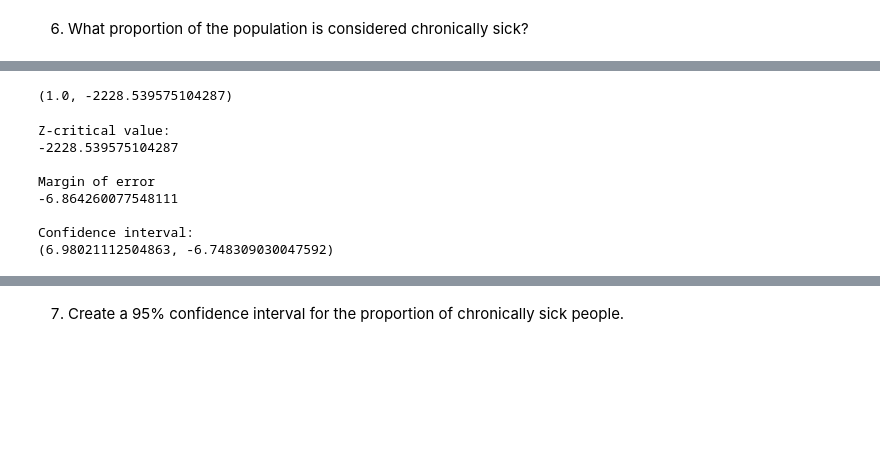
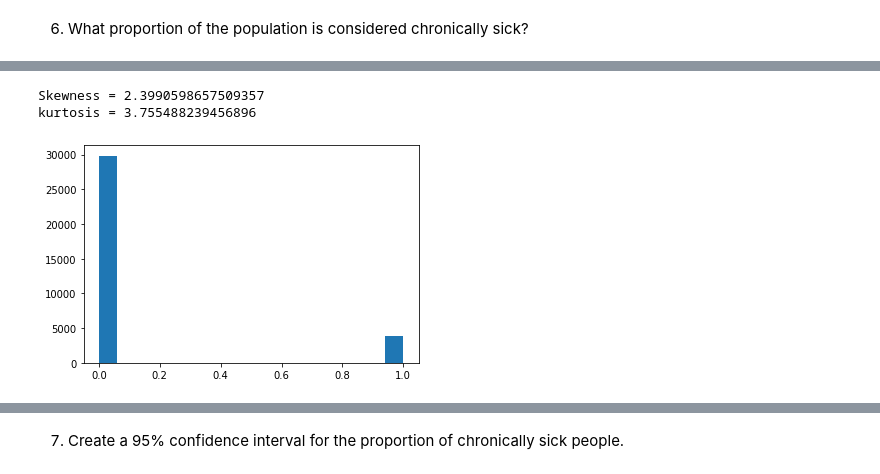
Before and after one commit to k0marrr1/nyc-mhtn-ds-010620-lectures, a Jupyter notebook: week_5/case_stud_stats/Statistical_Tests_Applied.ipynb, the cells around one changed output, grey strips where cells are left out. Saved outputs shown, nothing was run; the diff lists cells and outputs as text; code cells hidden in the pictures; blank space fills up the shorter version.

```diff
--- a/week_5/case_stud_stats/Statistical_Tests_Applied.ipynb
+++ b/week_5/case_stud_stats/Statistical_Tests_Applied.ipynb
@@ -723,13 +678,0 @@ plt.legend();
-# %%
-from math import sqrt
-x_bar = SC # sample mean
-n = len(df.CHRONIC) # lenght of sample
-sigma = SSTD # sd of population
-mu = 4 # Population mean
-
-z = (x_bar - mu)/(sigma/sqrt(n))
-
-p = 1 - stats.norm.cdf(z)
-(p,z)
-# %% [output]
-(1.0, -2228.539575104287)
@@ -740,40 +679,8 @@ sample = np.random.choice(a= df['CHRONIC'],
-# %%
-def conf_interval(pop, sample):
-    sample_size = len(df['CHRONIC'])
-    moe = z * (P_STD/math.sqrt(sample_size))
-
-    # Calculate the confidence interval by applying margin of error to sample mean
-    # (mean - margin of error, mean+ margin of error)
-    conf = (SC - moe, SC + moe)
-
-    return z, moe, conf
-
-# Call above function with sample and population
-z_critical, margin_of_error, confidence_interval = conf_interval(df['PHYSHLTH'], sample)
-
-
-
-print("Z-critical value:")
-print(z_critical)
-print ('\nMargin of error')
-print(margin_of_error)
-print("\nConfidence interval:")
-print(confidence_interval)
-
-# z-critical value:
-# 1.959963984540054
-
-# Margin of error
-# 1.158026699800684
-
-# Confidence interval:
-# (41.86997330019931, 44.186026699800685)
-# %% [output]
-Z-critical value:
--2228.539575104287
-
-Margin of error
--6.864260077548111
-
-Confidence interval:
-(6.98021112504863, -6.748309030047592)
+# %%
+plt.hist(df.CHRONIC, bins='auto')
+print ('Skewness =', skew(df.CHRONIC))
+print ('kurtosis =', kurtosis(df.CHRONIC))
+# %% [output]
+Skewness = 2.3990598657509357
+kurtosis = 3.755488239456896
+[figure, added]
```
Also changed, not shown: parts of 22 cells of this notebook.
